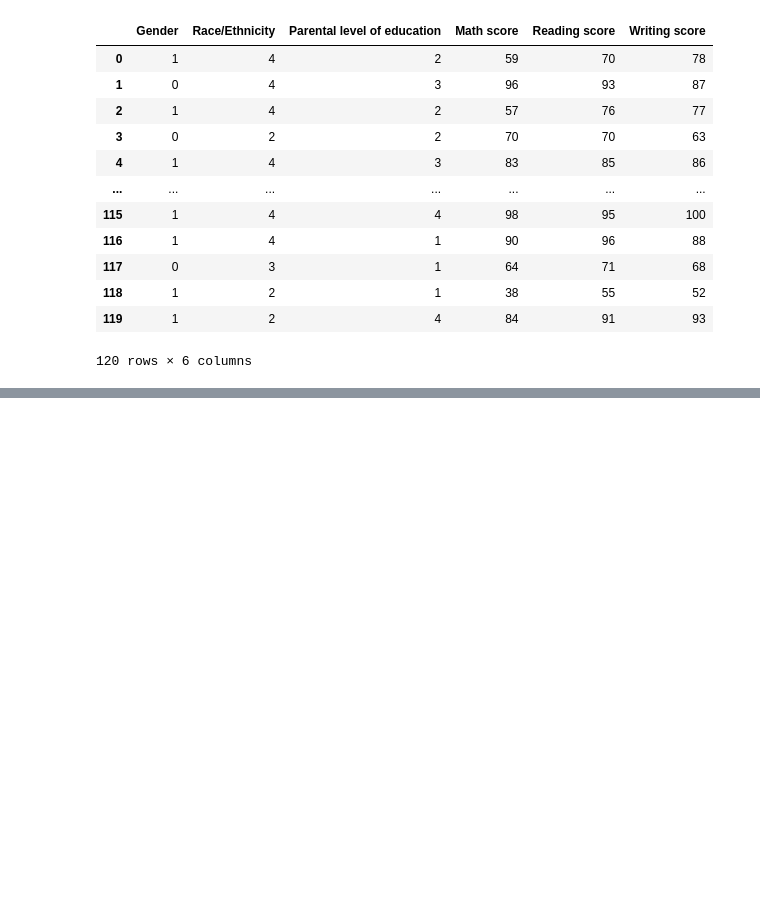
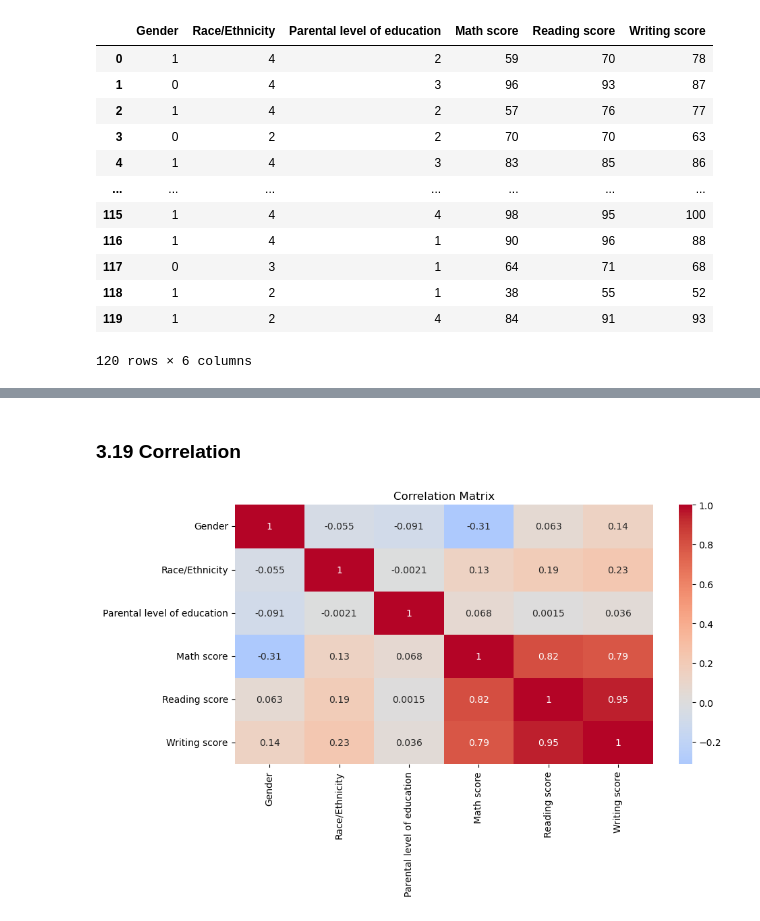
Before and after one commit to Buhle107/217076335_Assignment-3, a Jupyter notebook: Assignment 3.ipynb, the cells around one changed output, grey strips where cells are left out. Saved outputs shown, nothing was run; the diff lists cells and outputs as text; code cells hidden in the pictures; blank space fills up the shorter version.

```diff
--- a/Assignment 3.ipynb
+++ b/Assignment 3.ipynb
@@ -20,12 +137,12 @@ exams_df
 # %%
-#Converting string to interger
-exams_df['Gender'] = exams_df['Gender'].replace(['female'], '1')
-exams_df['Gender'] = exams_df['Gender'].replace(['male'], '0')
+exams_dfClean = exams_df
 
-exams_df['Race/Ethnicity'] = exams_df['Race/Ethnicity'].replace(['African', 'White', 'Coloured', 'Indian'], ['1', '2', '3','4'])
-exams_df['Parental level of education'] = exams_df['Parental level of education'].replace(['High school', 'College', 'Diploma', 'Degree',"Master's Degree"], ['1', '2', '3','4','5'])
+exams_dfClean['Gender'] = exams_dfClean['Gender'].replace({'female' : 1, 'male':0})
 
-exams_df
+exams_dfClean['Race/Ethnicity'] = exams_dfClean['Race/Ethnicity'].replace({'African' : 1, 'White' :2, 'Coloured' :3, 'Indian' :4})
+exams_dfClean['Parental level of education'] = exams_dfClean['Parental level of education'].replace({'High school' :1, 'College' :2, 'Diploma' :3, 'Degree' : 4,"Master's degree" :5})
+
+exams_dfClean
 # %% [output]
 |  | Gender | Race/Ethnicity | Parental level of education | Math score | Reading score | Writing score |
 | 0 | 1 | 4 | 2 | 59 | 70 | 78 |
@@ -59,0 +414,12 @@ exams_df
+# %% [markdown]
+### 3.19 Correlation
+# %%
+corr_matrix = exams_dfClean.corr()
+# print(corr_matrix)
+
+plt.figure(figsize=(10, 5))
+sns.heatmap(corr_matrix, annot=True, cmap='coolwarm', center=0)
+plt.title('Correlation Matrix')
+plt.show()
+# %% [output]
+[figure, added]
```
Also changed, not shown: parts of 74 cells of this notebook, 2 other files.
